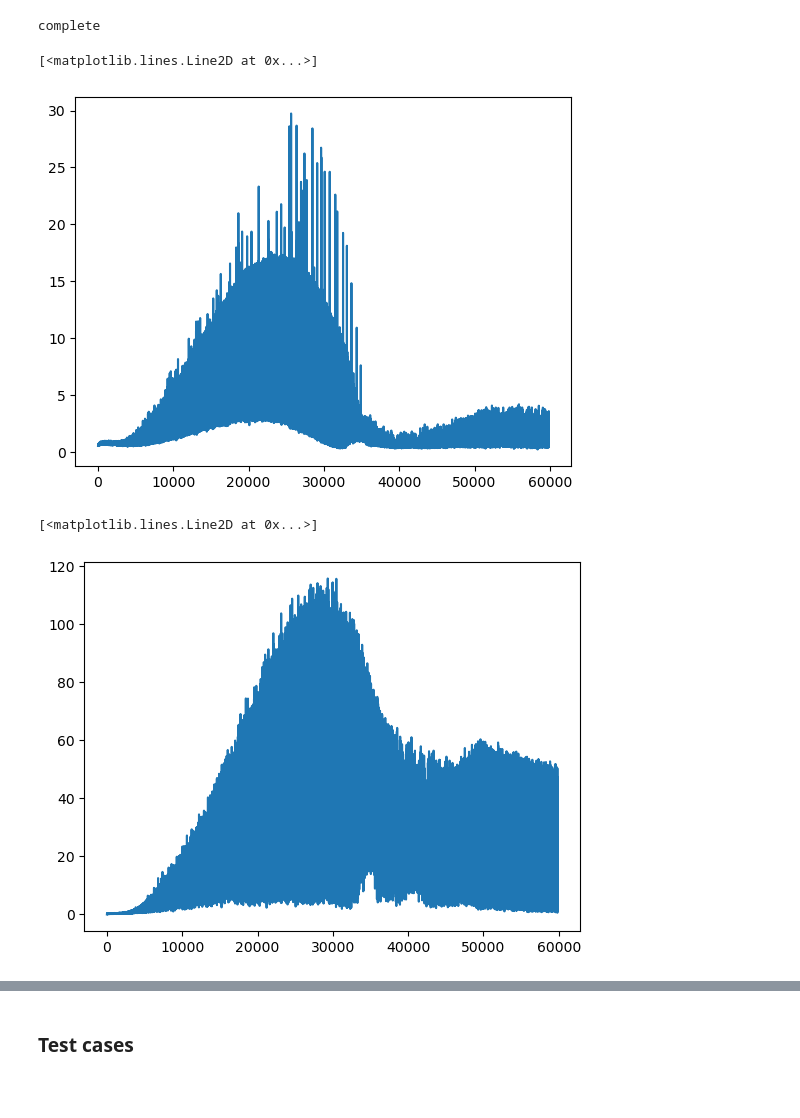
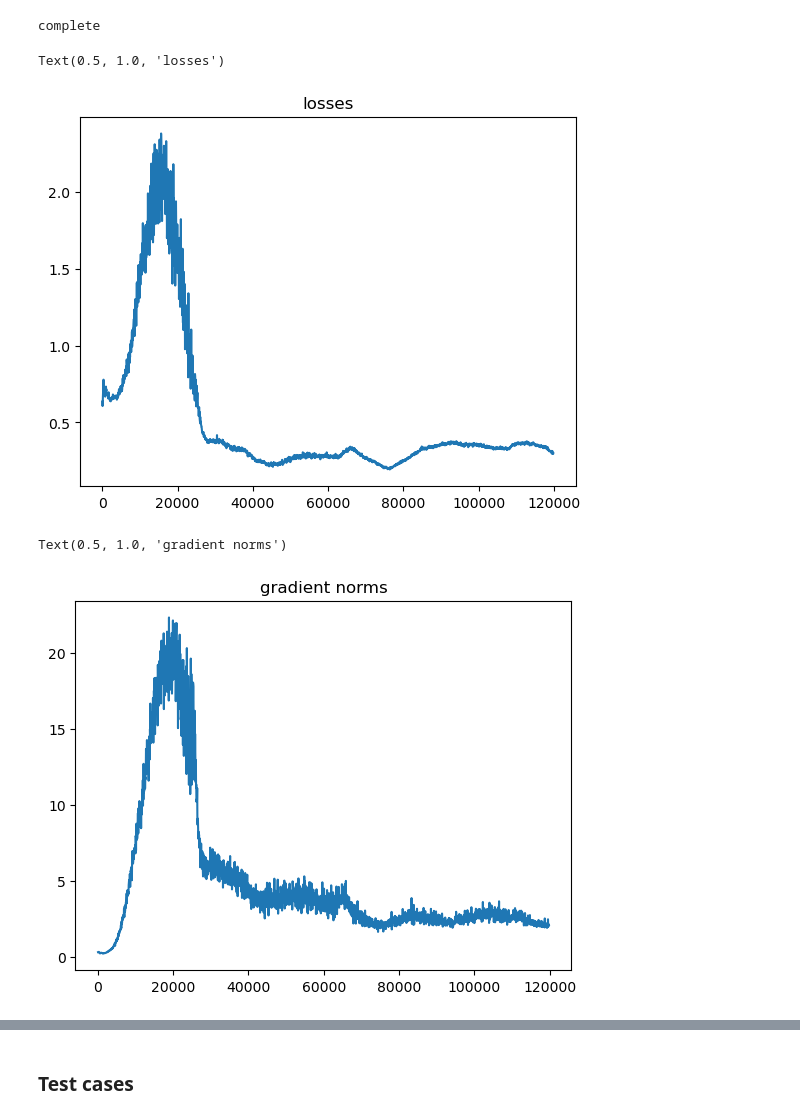
Before and after one commit to vinzenzuhr/RL_VisualSymptomChecker, a Jupyter notebook: RL environment.ipynb, the cells around one changed output, grey strips where cells are left out. Cells and saved outputs as stored; diff of their text form; code cells hidden in the pictures; blank space fills up the shorter version.

Commit message:
Using window function for all metrics and added total reward metric

```diff
--- a/RL environment.ipynb
+++ b/RL environment.ipynb
@@ -181,7 +181,7 @@ BATCH_SIZE = 128
 GAMMA = 0.99
 EPS_START = 0.9
 EPS_END = 0.05
-EPS_DECAY = 20000
+EPS_DECAY = 10000
 TAU = 0.005
 LR = 1e-5
 
@@ -247,7 +247,7 @@ def select_action(myEnv, state, epsilon, epsilons):
 
     return action_idx
 # %%
-num_episodes = 6000
+num_episodes = 12000
 len_episode = 10
 i_decay=1
 epsilon = EPS_START
@@ -255,6 +255,7 @@ losses=[]
 gradient_norms=[]
 rewards=[]
 epsilons=[]
+total_reward_per_episode=[]
 
 for _ in range(num_episodes):
     myEnv=Env(np.array([]))
@@ -267,6 +268,7 @@ for _ in range(num_episodes):
         action_idx = select_action(myEnv, state, epsilon, epsilons)
         transition = myEnv.step(action_idx)
         rewards.append(transition.reward)
+        last_reward=transition.reward
         memory.push(transition)
         state = transition.next_state
         optimize_model(losses, gradient_norms)
@@ -277,6 +279,7 @@ for _ in range(num_episodes):
         for key in policy_net_state_dict:
             target_net_state_dict[key] = policy_net_state_dict[key]*TAU + target_net_state_dict[key]*(1-TAU)
         target_net.load_state_dict(target_net_state_dict)
+    total_reward_per_episode.append(last_reward)
 
     #episode_durations.append(t + 1)
     #plot_durations()
@@ -287,14 +290,28 @@ print("complete")
 #plt.show()
 # %% [output]
 complete
+# %%
+# helper function
+def averagewindow(R, d=1):
+    n = len(R)
+    t = []
+    y = []
+    for i in range(0,int(n/d)):
+        t.append(np.mean(range(i*d,(i+1)*d)))
+        y.append(np.mean(R[i*d:min(n,(i+1)*d)]))
+    return t,y
 # %%
-plt.plot(losses)
+t,y = averagewindow(losses, d=50)
+plt.plot(t,y)
+plt.title("losses")
 # %% [output]
-[<matplotlib.lines.Line2D at 0x...>]
+Text(0.5, 1.0, 'losses')
-[figure, old version]
+[figure, new version]
 # %%
-plt.plot(gradient_norms)
+t,y = averagewindow(gradient_norms, d=50)
+plt.plot(t,y)
+plt.title("gradient norms")
 # %% [output]
-[<matplotlib.lines.Line2D at 0x...>]
+Text(0.5, 1.0, 'gradient norms')
-[figure, old version]
+[figure, new version]
 # %%
```
Also changed, not shown: parts of 7 cells of this notebook.
